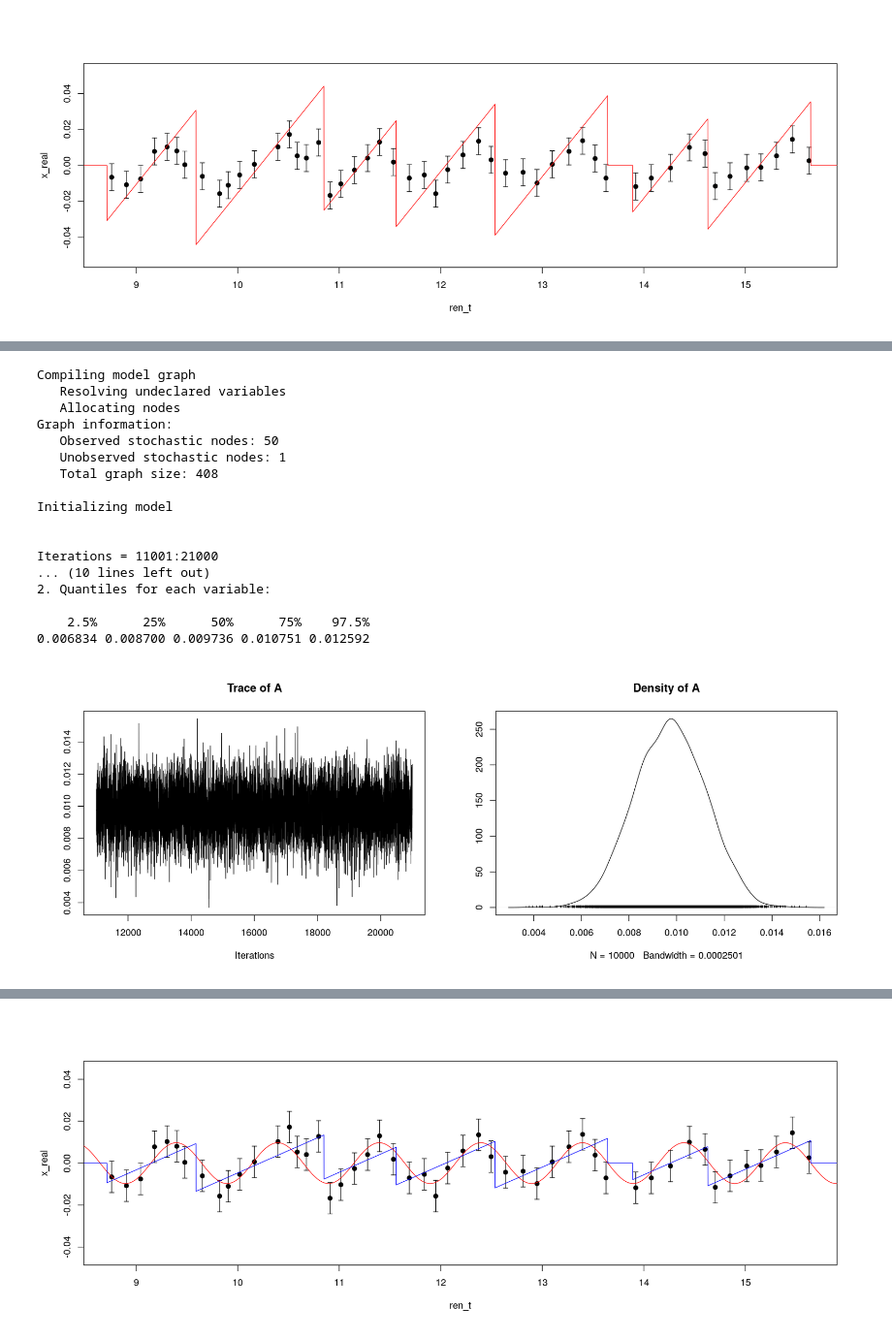
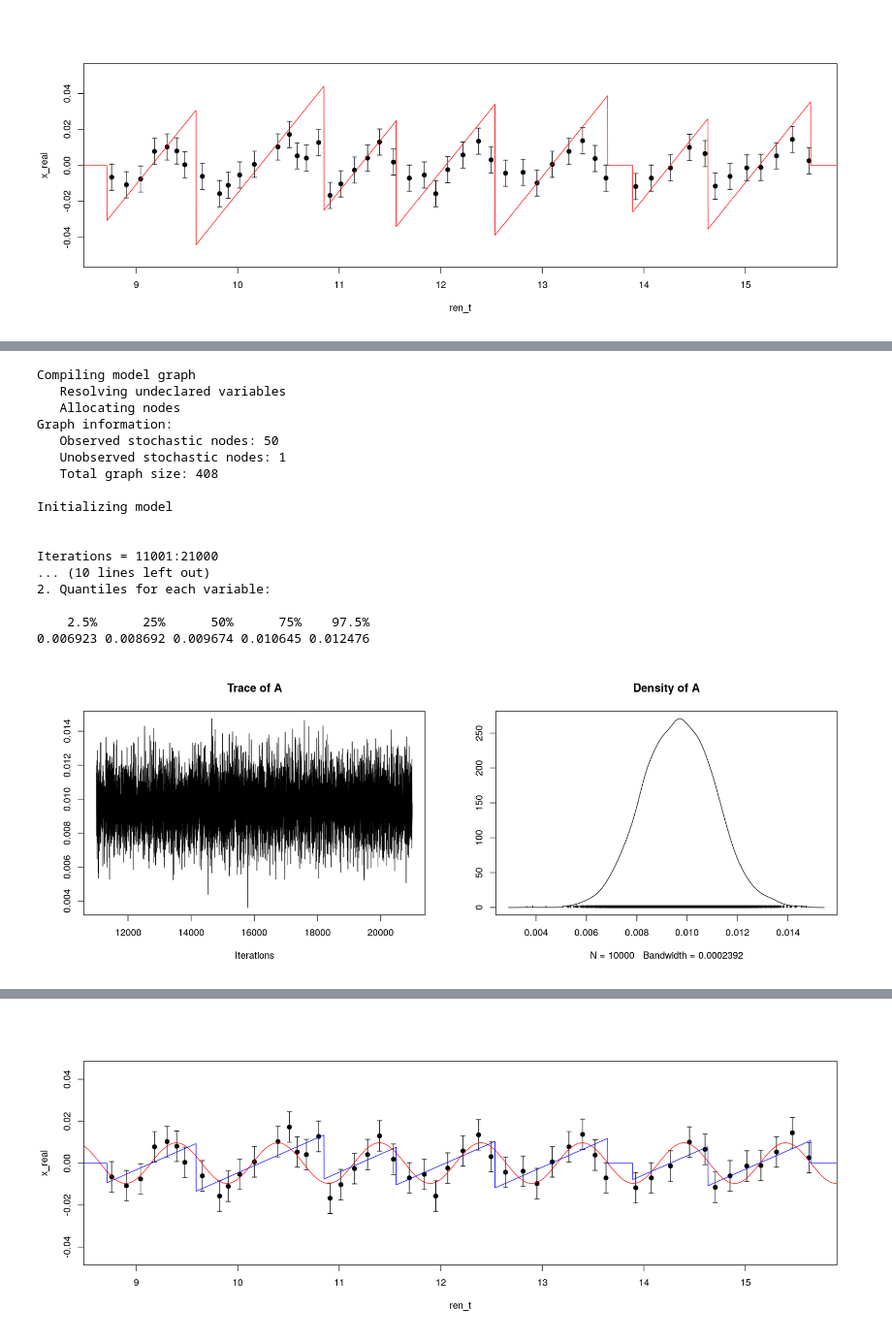
Before and after one commit to piacent/bayes_analysis, a Jupyter notebook: DAMA_Bayes_realdata_2.R.ipynb, the cells around one changed output, grey strips where cells are left out. Shown at 97% size. Drawn from its saved outputs; the diff is of its cells as text; code cells hidden in the pictures.

```diff
--- a/DAMA_Bayes_realdata_2.R.ipynb
+++ b/DAMA_Bayes_realdata_2.R.ipynb
@@ -87,7 +87,7 @@ for (i in 1:N_r) {
     if (t_real[i] <= 3000) {
         sd_real[i] <- 0.030/2
     } else if (t_real[i]< 5800 && t_real[i] > 3000) {
-        sd_real[i] <- 0.015/2
+        sd_real[i] <- 0.015/2 * 0.97
     } else if (t_real[i]>= 5800) {
         sd_real[i] <- 0.009/2
     }
@@ -133,7 +133,10 @@ lines(tmp, vec, col = 'red')
 # Setting parameters for unif. priors
 max_Acos     <- 0.05
 max_Bcos     <- 0.03
+sc_A         <- 0.05
 max_phicos   <- 2 * pi
+a            <- 0
+
 
 
 modello_cos    <-    "COSfix.bug" # file con modello di puro segnale
@@ -156,6 +159,7 @@ fitInput_r_cos$phi    <- 3.801730
 fitInput_r_cos$max_A   <- max_Acos
 fitInput_r_cos$max_phi <- max_phicos
 fitInput_r_cos$width_B   <- max_Bcos
+fitInput_r_cos$sc_A   <- sc_A
 
 
 m_cos_r <- jags.model(modello_cos,
@@ -181,25 +187,25 @@ Warning message in jags.model(modello_cos, fitInput_r_cos, model_cos_init):
 Warning message in jags.model(modello_cos, fitInput_r_cos, model_cos_init):
 “Unused variable "max_phi" in data”
 Warning message in jags.model(modello_cos, fitInput_r_cos, model_cos_init):
 “Unused variable "width_B" in data”
 Compiling model graph
    Resolving undeclared variables
    Allocating nodes
 Graph information:
    Observed stochastic nodes: 50
    Unobserved stochastic nodes: 1
    Total graph size: 408
 
 Initializing model
 
 
 Iterations = 11001:21000
 ... (10 lines left out)
 2. Quantiles for each variable:
 
     2.5%      25%      50%      75%    97.5%
-0.006834 0.008700 0.009736 0.010751 0.012592
+0.006923 0.008692 0.009674 0.010645 0.012476
-[figure, old version]
+[figure, new version]
 # %%
 # FIT OF THE REAL DATA WITH SAWCOS
 
```
Also changed, not shown: parts of 20 cells of this notebook, 6 other files.
